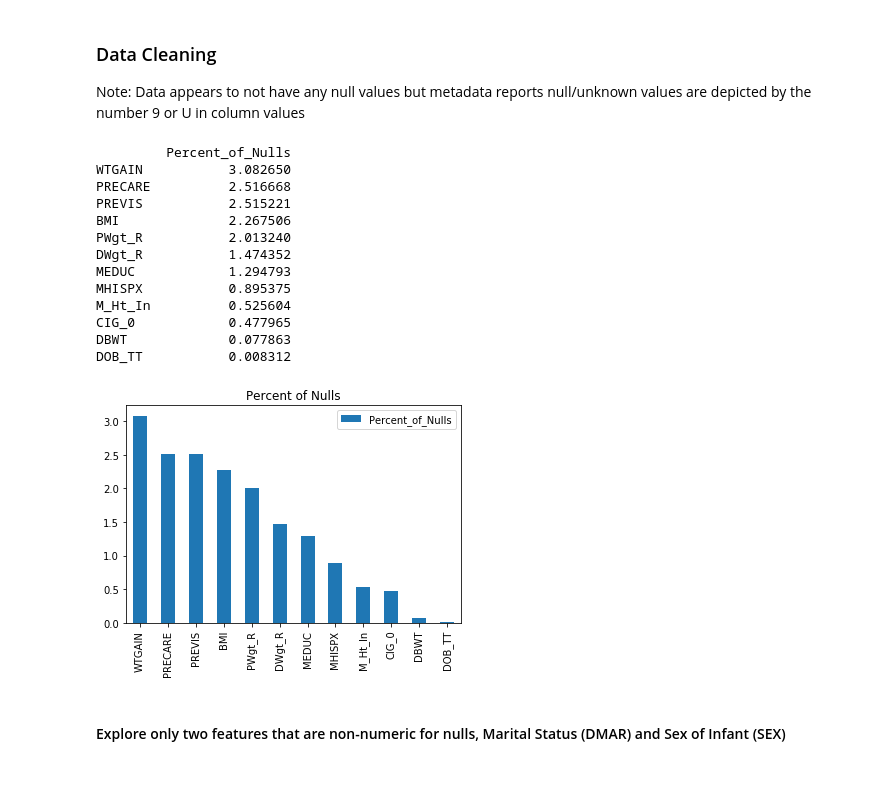
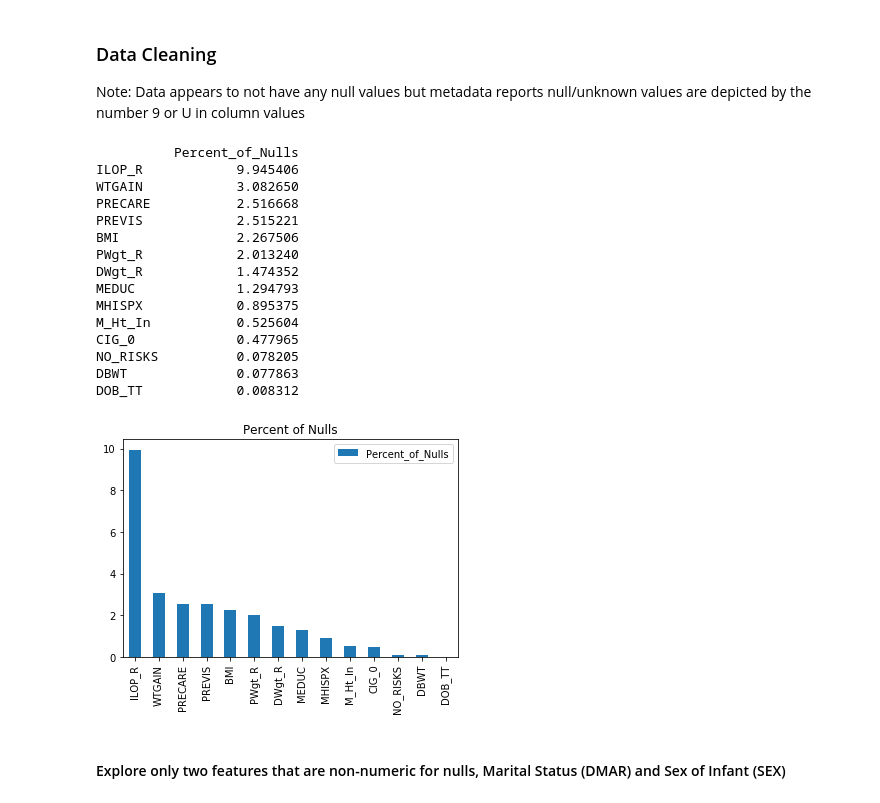
Before and after one commit to filiaguilar/Springboard-DS, a Jupyter notebook: Capstone 2/Data Wrangling/Capstone 2 Data Wrangling.ipynb, the cells around one changed output. Drawn from its saved outputs; the diff is of its cells as text; code cells hidden in the pictures; blank space fills up the shorter version.

```diff
--- a/Capstone 2/Data Wrangling/Capstone 2 Data Wrangling.ipynb
+++ b/Capstone 2/Data Wrangling/Capstone 2 Data Wrangling.ipynb
@@ -39,11 +39,13 @@ feat_of_int = ['BMI',
                'DOB_TT',
                'DOB_WK',
                'DWgt_R',
+               'ILOP_R',
                'MAGER',
                'MEDUC',
                'MHISPX',
                'MRAVE6',
                'M_Ht_In',
+               'NO_RISKS',
                'PRECARE',
                'PREVIS',
                'PWgt_R',
@@ -128,7 +128,7 @@ plt.show()
 Note: Data appears to not have any null values but metadata reports null/unknown values are depicted by the number 9 or U in column values
 # %%
 #Defined a function to extract null values from dataset and depict percentage of nulls within columns
-find_nulls = ['BMI','CIG_0','DBWT','DOB_TT','DWgt_R','MEDUC','MHISPX','M_Ht_In','PRECARE','PREVIS','PWgt_R','WTGAIN']
+find_nulls = ['BMI','CIG_0','DBWT','DOB_TT','ILOP_R','DWgt_R','MEDUC','MHISPX','M_Ht_In','NO_RISKS','PRECARE','PREVIS','PWgt_R','WTGAIN']
 
 def percent_of_null(lis):
     d = {}
@@ -137,50 +137,52 @@ def percent_of_null(lis):
         if col == 'BMI':
             null = df[df[col] == 99.9]
             p_of_null = (len(null)/len(df[col]))*100
             d[col] = [p_of_null]
         elif col in ['CIG_0', 'M_Ht_In','PRECARE','PREVIS','WTGAIN']:
             null = df[df[col] == 99]
             p_of_null = (len(null)/len(df[col]))*100
             d[col] = [p_of_null]
         elif col in ['DBWT', 'DOB_TT']:
             null = df[df[col] == 9999]
             p_of_null = (len(null)/len(df[col]))*100
             d[col] = [p_of_null]
-        elif col in ['DWgt_R','PWgt_R']:
+        elif col in ['DWgt_R','ILOP_R','PWgt_R']:
             null = df[df[col] == 999]
             p_of_null = (len(null)/len(df[col]))*100
             d[col] = [p_of_null]
-        elif col in ['MEDUC','MHISPX']:
+        elif col in ['MEDUC','MHISPX','NO_RISKS']:
             null = df[df[col] == 9]
             p_of_null = (len(null)/len(df[col]))*100
             d[col] = [p_of_null]
 
     pNulls = pd.DataFrame(d).T
     pNulls.columns = ['Percent_of_Nulls']
     pNulls = pNulls.sort_values(by='Percent_of_Nulls', ascending=False)
     print(pNulls)
     pNulls.plot(kind='bar')
     plt.title('Percent of Nulls')
     plt.show()
 
 
 percent_of_null(find_nulls)
-#Percent of null values in each column is 3% or less
+#Percent of null values in each column is 3% or less, except for the interval since last pregnancy
 # %% [output]
-         Percent_of_Nulls
-WTGAIN           3.082650
-PRECARE          2.516668
-PREVIS           2.515221
-BMI              2.267506
-PWgt_R           2.013240
-DWgt_R           1.474352
-MEDUC            1.294793
-MHISPX           0.895375
-M_Ht_In          0.525604
-CIG_0            0.477965
-DBWT             0.077863
-DOB_TT           0.008312
+          Percent_of_Nulls
+ILOP_R            9.945406
+WTGAIN            3.082650
+PRECARE           2.516668
+PREVIS            2.515221
+BMI               2.267506
+PWgt_R            2.013240
+DWgt_R            1.474352
+MEDUC             1.294793
+MHISPX            0.895375
+M_Ht_In           0.525604
+CIG_0             0.477965
+NO_RISKS          0.078205
+DBWT              0.077863
+DOB_TT            0.008312
-[figure, old version]
+[figure, new version]
 # %% [markdown]
 #### Explore only two features that are non-numeric for nulls, Marital Status (DMAR) and Sex of Infant (SEX)
 # %%
```
Also changed, not shown: parts of 11 cells of this notebook.
